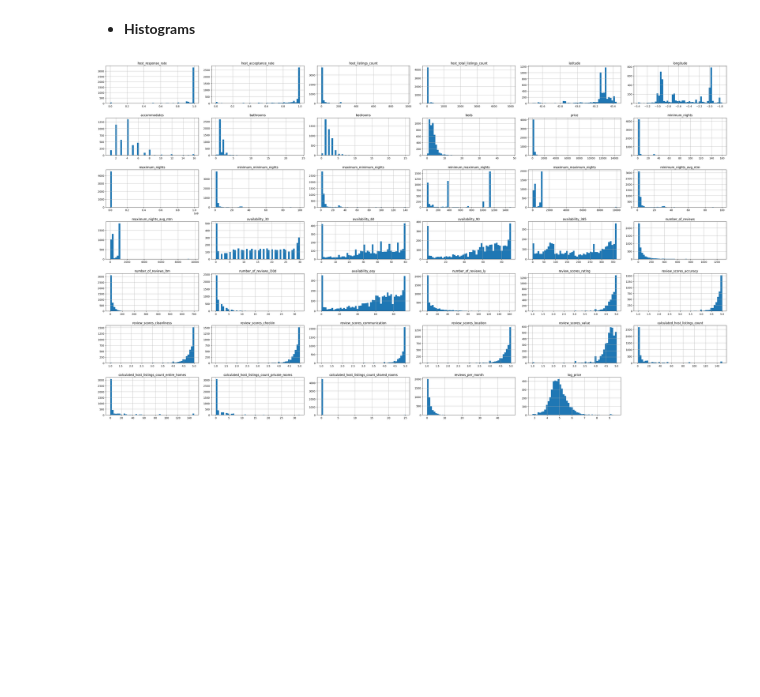
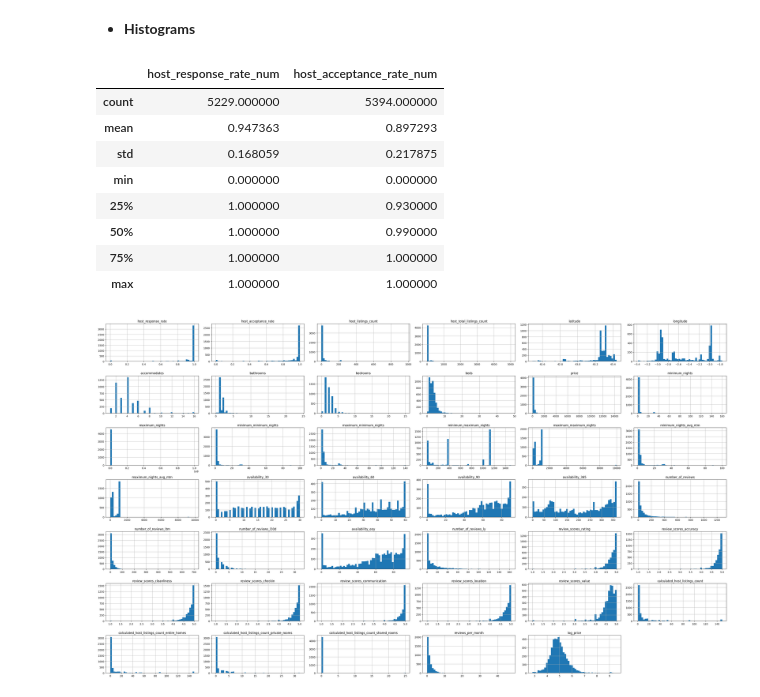
Before and after one commit to Batujan/Airbnb_Basque_Country_Price_Prediction, a Jupyter notebook: notebooks/01_data_exploration.ipynb, the cells around one changed output. Saved outputs shown, nothing was run; the diff lists cells and outputs as text; code cells hidden in the pictures; blank space fills up the shorter version.

```diff
--- a/notebooks/01_data_exploration.ipynb
+++ b/notebooks/01_data_exploration.ipynb
@@ -177,6 +176,27 @@ As we can see, the large values are compressed, skewness reduced and the price d
 ##### **4.a. Analysis of Numerical Features**
 # %% [markdown]
 * **Histograms**
+# %%
+cols_host = ["host_response_rate", "host_acceptance_rate"]
+
+# Convert to numeric percentages
+for col in cols_host:
+    df[f"{col}_num"] = pd.to_numeric(
+        df[col].astype(str).str.replace("%", "", regex=False),
+        errors="coerce"
+    )
+
+df[[f"{col}_num" for col in cols_host]].describe()
+# %% [output]
+|  | host_response_rate_num | host_acceptance_rate_num |
+| count | 5229.000000 | 5394.000000 |
+| mean | 0.947363 | 0.897293 |
+| std | 0.168059 | 0.217875 |
+| min | 0.000000 | 0.000000 |
+| 25% | 1.000000 | 0.930000 |
+| 50% | 1.000000 | 0.990000 |
+| 75% | 1.000000 | 1.000000 |
+| max | 1.000000 | 1.000000 |
 # %%
 df_eda["log_price"] = np.log1p(df_eda["price"])
 
```
Also changed, not shown: parts of 19 cells of this notebook.
